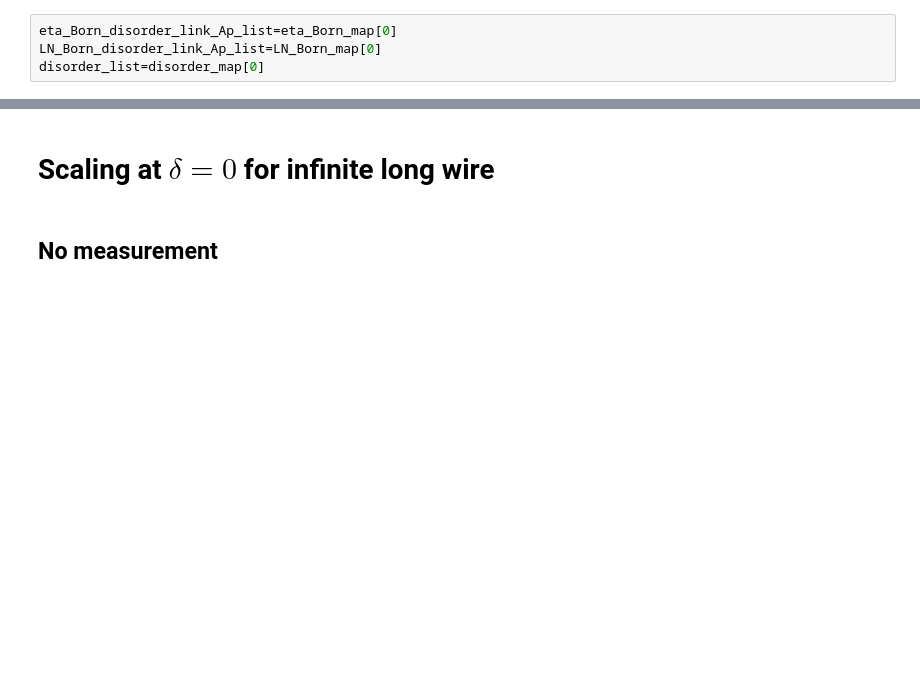
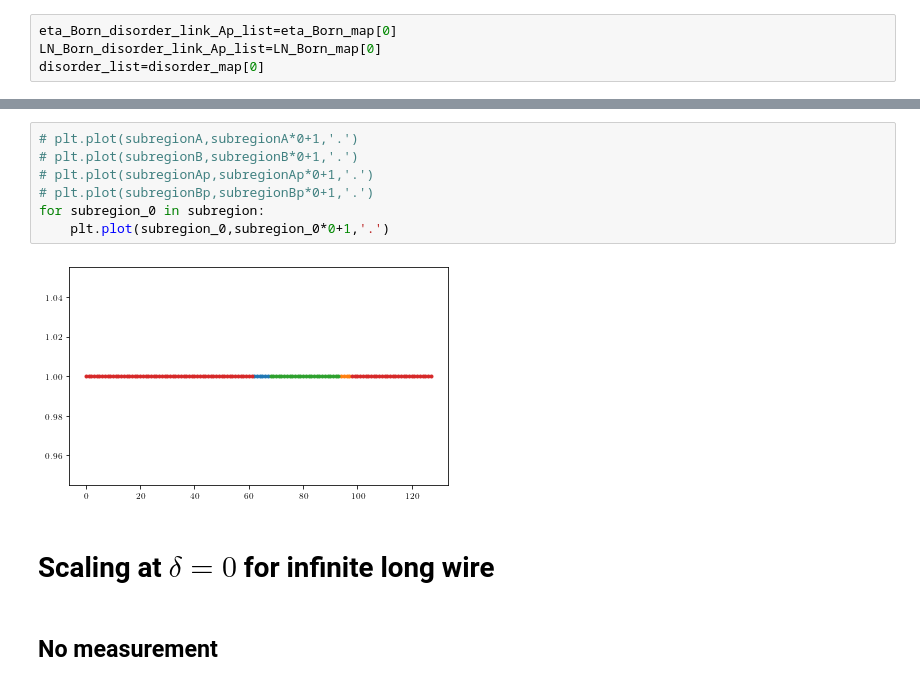
Before and after one commit to hainingpan/SPT, a Jupyter notebook: test_ssh.ipynb, the cells around one changed output, grey strips where cells are left out. Saved outputs shown, nothing was run; the diff lists cells and outputs as text; blank space fills up the shorter version.

```diff
--- a/test_ssh.ipynb
+++ b/test_ssh.ipynb
@@ -1808,3 +1841,12 @@ place_region(200,200,fig,ax,'ycyk')
+# %%
+# plt.plot(subregionA,subregionA*0+1,'.')
+# plt.plot(subregionB,subregionB*0+1,'.')
+# plt.plot(subregionAp,subregionAp*0+1,'.')
+# plt.plot(subregionBp,subregionBp*0+1,'.')
+for subregion_0 in subregion:
+    plt.plot(subregion_0,subregion_0*0+1,'.')
+# %% [output]
+[figure, added]
 # %% [markdown]
 # Scaling at $\delta=0$ for infinite long wire
 # %% [markdown]
```
Also changed, not shown: parts of 8 cells of this notebook, 1 other file.
